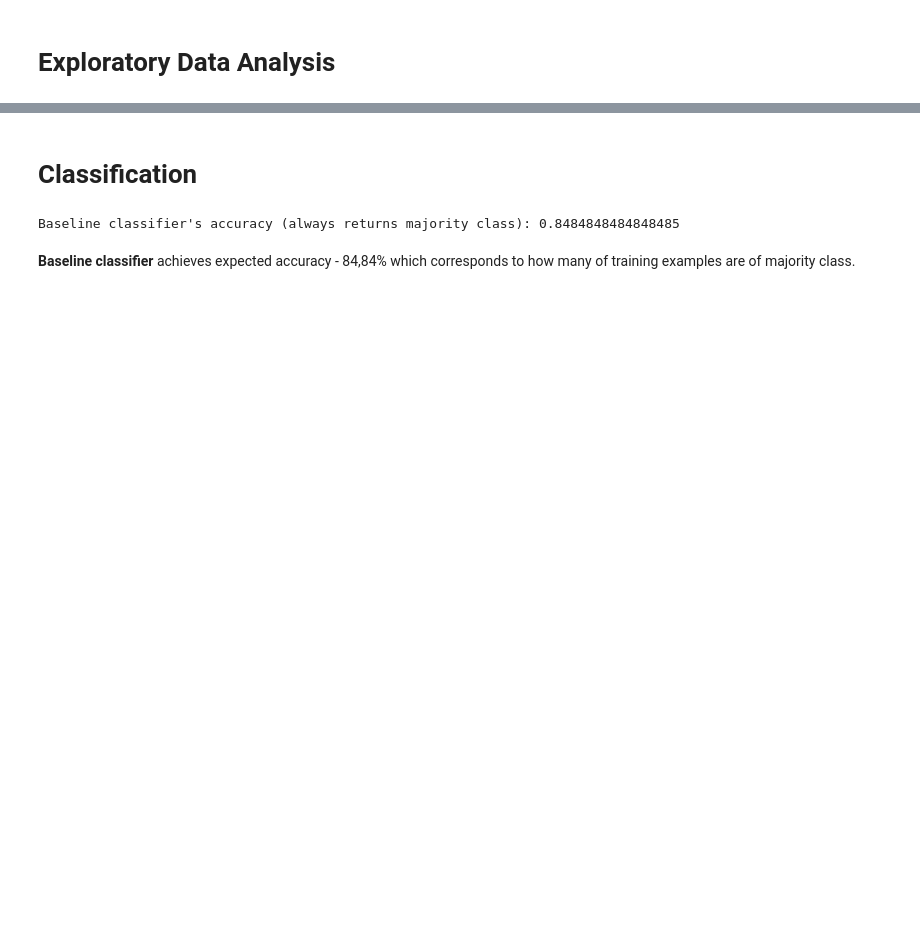
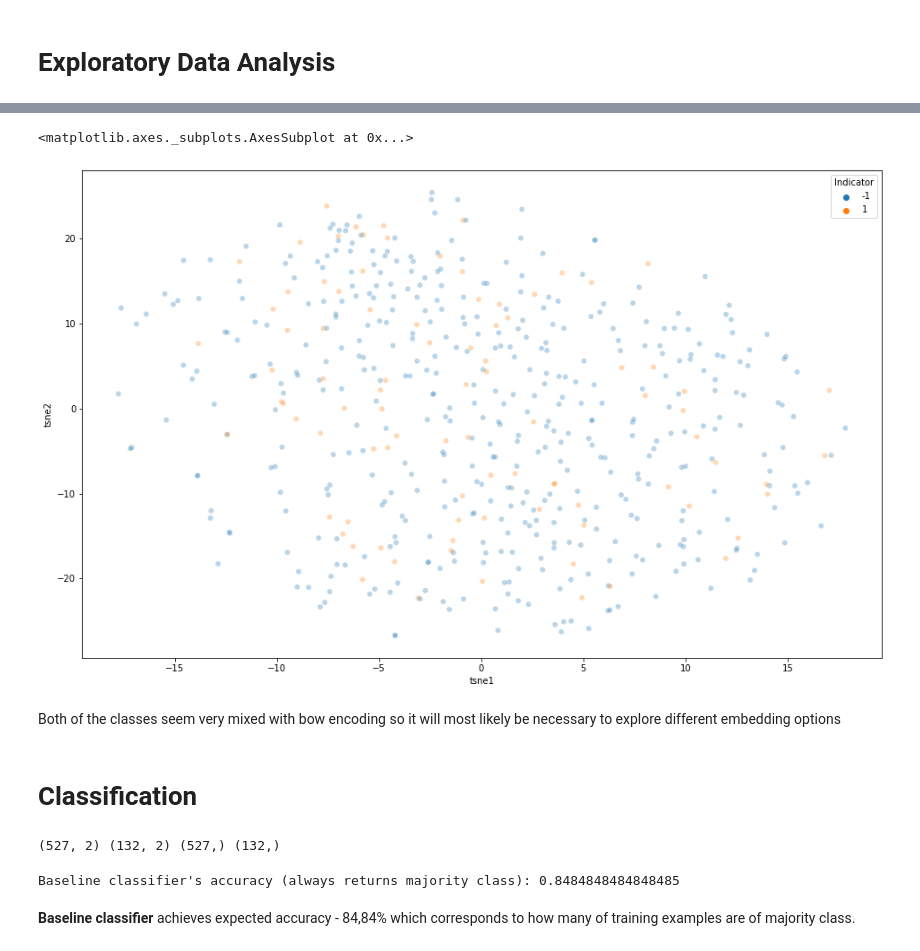
Before and after one commit to jsokolowska/ner-text-classification, a Jupyter notebook: practicalExcercise.ipynb, the cells around one changed output, grey strips where cells are left out. Cells and saved outputs as stored; diff of their text form; code cells hidden in the pictures; blank space fills up the shorter version.

```diff
--- a/practicalExcercise.ipynb
+++ b/practicalExcercise.ipynb
@@ -33,0 +21,4 @@ df.head()
+# %%
+data_paths = [f'drive/MyDrive/Data/refsa-sample-data/{x}/use_as_train_{x}.csv' for x in ["ERIS", "Isoflavones", "Bacillus"]]
+validation_paths =  [f'drive/MyDrive/Data/refsa-sample-data/{x}/use_as_validation_{x}.csv' for x in ["ERIS", "Isoflavones", "Bacillus"]]
+preprocessed_dir = 'drive/MyDrive/Data/refsa-sample-data/cleaned/'
@@ -230,0 +383,8 @@ Exploratory Data Analysis
+# %%
+X_train = df_train.drop("Indicator", axis=1)
+y_train = df_train["Indicator"]
+
+X_test = df_test.drop("Indicator", axis=1)
+y_test = df_test["Indicator"]
+print(X_train.shape, X_test.shape, y_train.shape, y_test.shape)
+X_train.head()
@@ -230,0 +448,6 @@ Exploratory Data Analysis
+# %%
+#dimensionality reduction for visualisation purposes
+from sklearn.decomposition import TruncatedSVD
+svd = TruncatedSVD(n_components=50, n_iter=10)
+reduced_train = svd.fit_transform(x_train)
+reduced_train
@@ -231,6 +468,22 @@ Exploratory Data Analysis
+# %%
+from sklearn.manifold import TSNE
+X_embedded = pd.DataFrame(TSNE(n_components=2).fit_transform(reduced_train), index = x_train.index, columns=["tsne1", "tsne2"])
+
+plt.figure(figsize=(16,10))
+sns.scatterplot(x="tsne1", y="tsne2", hue = y_train, data = X_embedded, legend="full", alpha=0.3, palette = sns.color_palette(n_colors=2) )
+# %% [output]
+<matplotlib.axes._subplots.AxesSubplot at 0x...>
+[figure, added]
+# %% [markdown]
+Both of the classes seem very mixed with bow encoding so it will most likely be necessary to explore different embedding options
 # %% [markdown]
 Classification
 ===
+# %%
+X_train, X_test, y_train, y_test = load_preprocessed()
+print(X_train.shape, X_test.shape, y_train.shape, y_test.shape)
+# %% [output]
+(527, 2) (132, 2) (527,) (132,)
 # %%
 #baseline classifier - always return majority class
 class BaselineClassifier:
```
Also changed, not shown: parts of 50 cells of this notebook.
